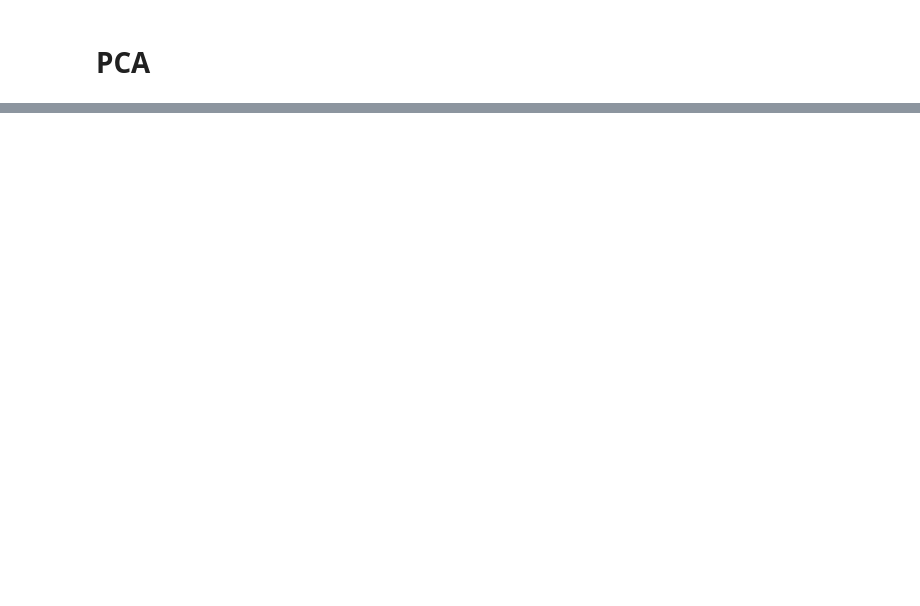
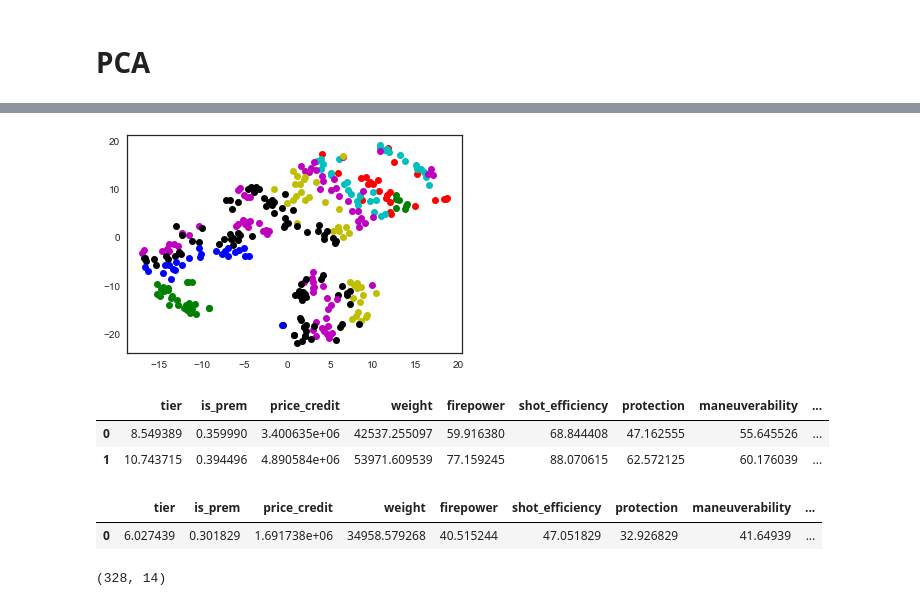
Before and after one commit to anatolyburtsev/ml_notebooks, a Jupyter notebook: sandbox/wow.ipynb, the cells around one changed output, grey strips where cells are left out. Saved outputs shown, nothing was run; the diff lists cells and outputs as text; code cells hidden in the pictures; blank space fills up the shorter version.

```diff
--- a/sandbox/wow.ipynb
+++ b/sandbox/wow.ipynb
@@ -92,0 +149,7 @@ ValueError: Input contains NaN, infinity or a value too large for dtype('float64
+# %%
+colors = ['b', 'g', 'r', 'c', 'm', 'y', 'k', 'm', 'k', 'b', 'g']
+
+for i in range(1,11):
+    plt.plot(X_tsne[tier==i, 0], X_tsne[tier==i, 1], colors[i]+ "o", label=str(i))
+# %% [output]
+[figure, added]
@@ -92,0 +163,12 @@ ValueError: Input contains NaN, infinity or a value too large for dtype('float64
+# %%
+pd.DataFrame([scaler.inverse_transform(pca.inverse_transform([2,2])),
+             scaler.inverse_transform(pca.inverse_transform([4,3]))], columns = X.columns)
+# %% [output]
+|  | tier | is_prem | price_credit | weight | firepower | shot_efficiency | protection | maneuverability | ... |
+| 0 | 8.549389 | 0.359990 | 3.400635e+06 | 42537.255097 | 59.916380 | 68.844408 | 47.162555 | 55.645526 | ... |
+| 1 | 10.743715 | 0.394496 | 4.890584e+06 | 53971.609539 | 77.159245 | 88.070615 | 62.572125 | 60.176039 | ... |
+# %%
+pd.DataFrame([scaler.inverse_transform(pca.mean_)], columns = X.columns)
+# %% [output]
+|  | tier | is_prem | price_credit | weight | firepower | shot_efficiency | protection | maneuverability | ... |
+| 0 | 6.027439 | 0.301829 | 1.691738e+06 | 34958.579268 | 40.515244 | 47.051829 | 32.926829 | 41.64939 | ... |
@@ -92,0 +179,4 @@ ValueError: Input contains NaN, infinity or a value too large for dtype('float64
+# %%
+data.shape
+# %% [output]
+(328, 14)
```
Also changed, not shown: parts of 31 cells of this notebook, 6 other files.
